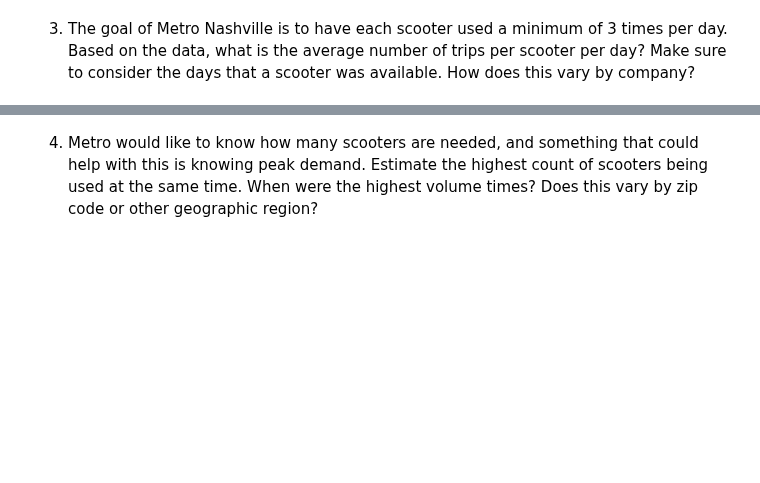
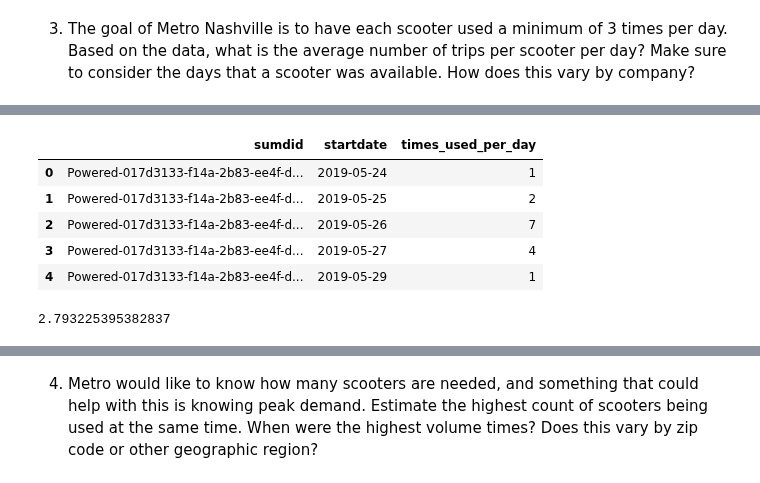
Before and after one commit to NSS-Data-Analytics-Cohort-11/scooters-hot_honey, a Jupyter notebook: MelQ Scooter Project.ipynb, the cells around one changed output, grey strips where cells are left out. Cells and saved outputs as stored; diff of their text form; code cells hidden in the pictures; blank space fills up the shorter version.

```diff
--- a/MelQ Scooter Project.ipynb
+++ b/MelQ Scooter Project.ipynb
@@ -385,0 +421,15 @@ company_scooters = scootersdf[['companyname', 'sumdid']].groupby(['companyname']
+# %%
+sumdid_per_day = tripsdf.groupby(['sumdid', 'startdate']).size()\
+    .reset_index(name='times_used_per_day')
+sumdid_per_day.head()
+# %% [output]
+|  | sumdid | startdate | times_used_per_day |
+| 0 | Powered-017d3133-f14a-2b83-ee4f-d... | 2019-05-24 | 1 |
+| 1 | Powered-017d3133-f14a-2b83-ee4f-d... | 2019-05-25 | 2 |
+| 2 | Powered-017d3133-f14a-2b83-ee4f-d... | 2019-05-26 | 7 |
+| 3 | Powered-017d3133-f14a-2b83-ee4f-d... | 2019-05-27 | 4 |
+| 4 | Powered-017d3133-f14a-2b83-ee4f-d... | 2019-05-29 | 1 |
+# %%
+sumdid_per_day['times_used_per_day'].mean()
+# %% [output]
+2.793225395382837
```
Also changed, not shown: parts of 99 cells of this notebook, 1 other file.
